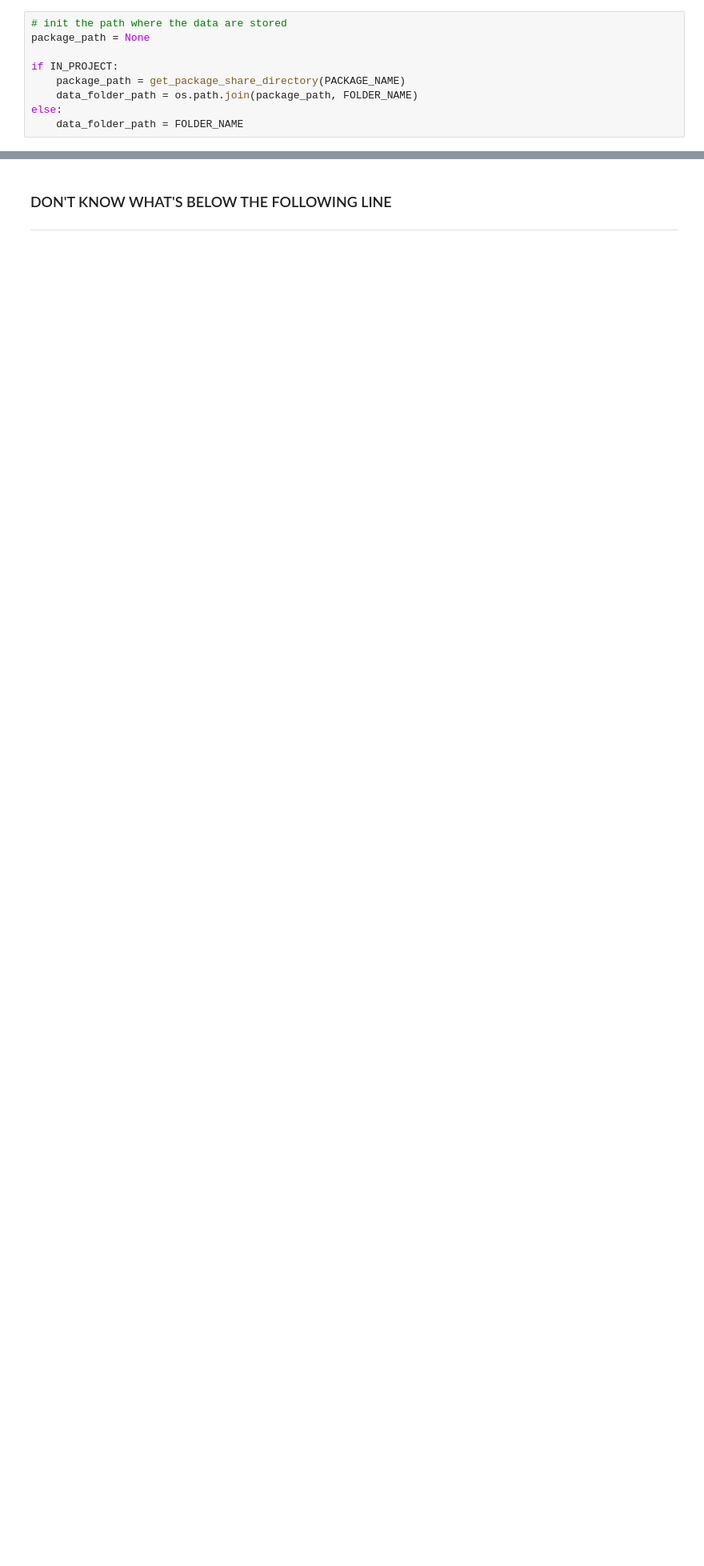
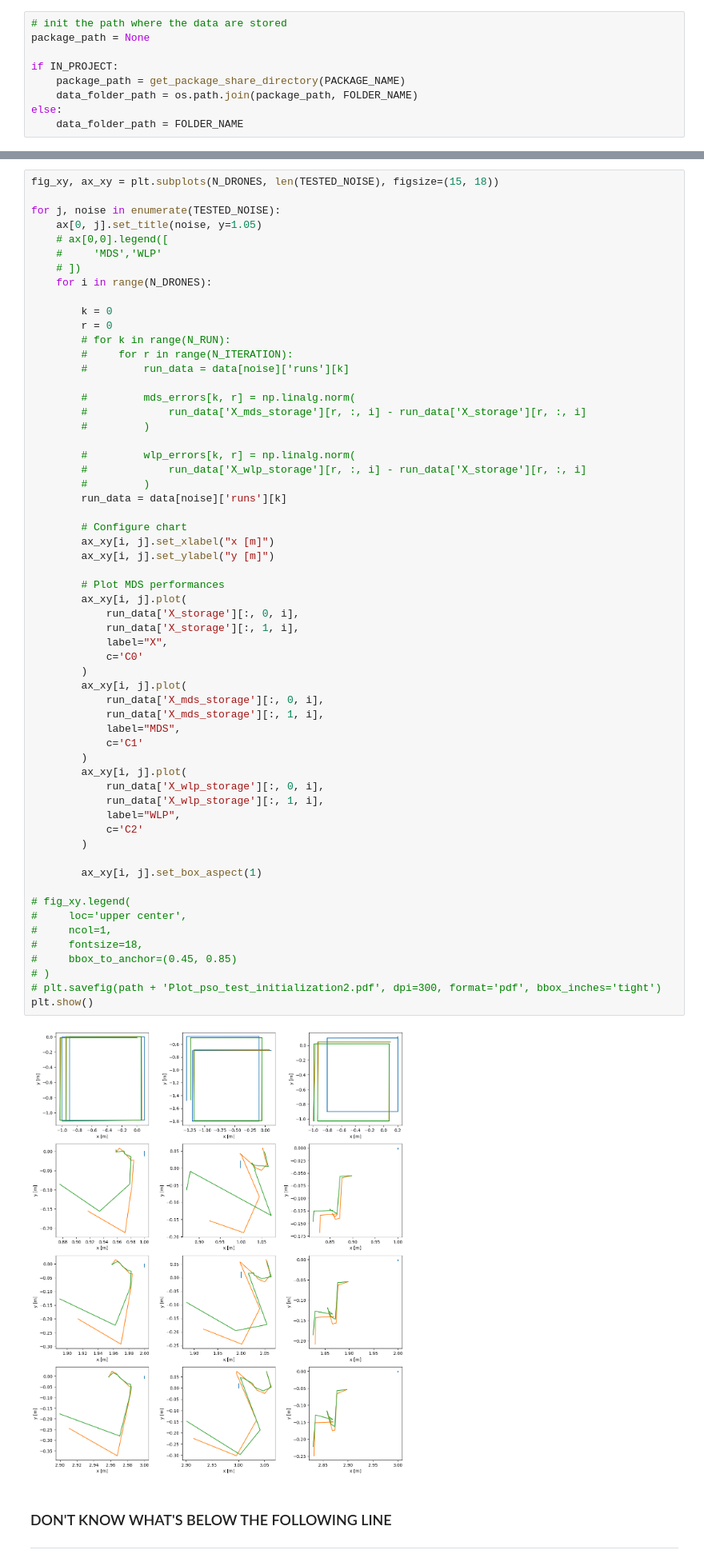
Before and after one commit to oselin/drone-pose-estimation, a Jupyter notebook: src/iq_sim/scripts/data_reader.ipynb, the cells around one changed output, grey strips where cells are left out. Shown at 80% size. Saved outputs shown, nothing was run; the diff lists cells and outputs as text; blank space fills up the shorter version.

```diff
--- a/src/iq_sim/scripts/data_reader.ipynb
+++ b/src/iq_sim/scripts/data_reader.ipynb
@@ -266,3 +267,64 @@ plot_single(2, "noise 0.0")
+# %%
+fig_xy, ax_xy = plt.subplots(N_DRONES, len(TESTED_NOISE), figsize=(15, 18))
+
+for j, noise in enumerate(TESTED_NOISE):
+    ax[0, j].set_title(noise, y=1.05)
+    # ax[0,0].legend([
+    #     'MDS','WLP'
+    # ])
+    for i in range(N_DRONES):
+
+        k = 0
+        r = 0
+        # for k in range(N_RUN):
+        #     for r in range(N_ITERATION):
+        #         run_data = data[noise]['runs'][k]
+
+        #         mds_errors[k, r] = np.linalg.norm(
+        #             run_data['X_mds_storage'][r, :, i] - run_data['X_storage'][r, :, i]
+        #         )
+
+        #         wlp_errors[k, r] = np.linalg.norm(
+        #             run_data['X_wlp_storage'][r, :, i] - run_data['X_storage'][r, :, i]
+        #         )
+        run_data = data[noise]['runs'][k]
+
+        # Configure chart
+        ax_xy[i, j].set_xlabel("x [m]")
+        ax_xy[i, j].set_ylabel("y [m]")
+
+        # Plot MDS performances
+        ax_xy[i, j].plot(
+            run_data['X_storage'][:, 0, i],
+            run_data['X_storage'][:, 1, i],
+            label="X",
+            c='C0'
+        )
+        ax_xy[i, j].plot(
+            run_data['X_mds_storage'][:, 0, i],
+            run_data['X_mds_storage'][:, 1, i],
+            label="MDS",
+            c='C1'
+        )
+        ax_xy[i, j].plot(
+            run_data['X_wlp_storage'][:, 0, i],
+            run_data['X_wlp_storage'][:, 1, i],
+            label="WLP",
+            c='C2'
+        )
+
+        ax_xy[i, j].set_box_aspect(1)
+
+# fig_xy.legend(
+#     loc='upper center',
+#     ncol=1,
+#     fontsize=18,
+#     bbox_to_anchor=(0.45, 0.85)
+# )
+# plt.savefig(path + 'Plot_pso_test_initialization2.pdf', dpi=300, format='pdf', bbox_inches='tight')
+plt.show()
+# %% [output]
+[figure, added]
 # %% [markdown]
 ### DON'T KNOW WHAT'S BELOW THE FOLLOWING LINE
 --------------------------------------------------------------------
```
Also changed, not shown: parts of 5 cells of this notebook, 3 other files.
